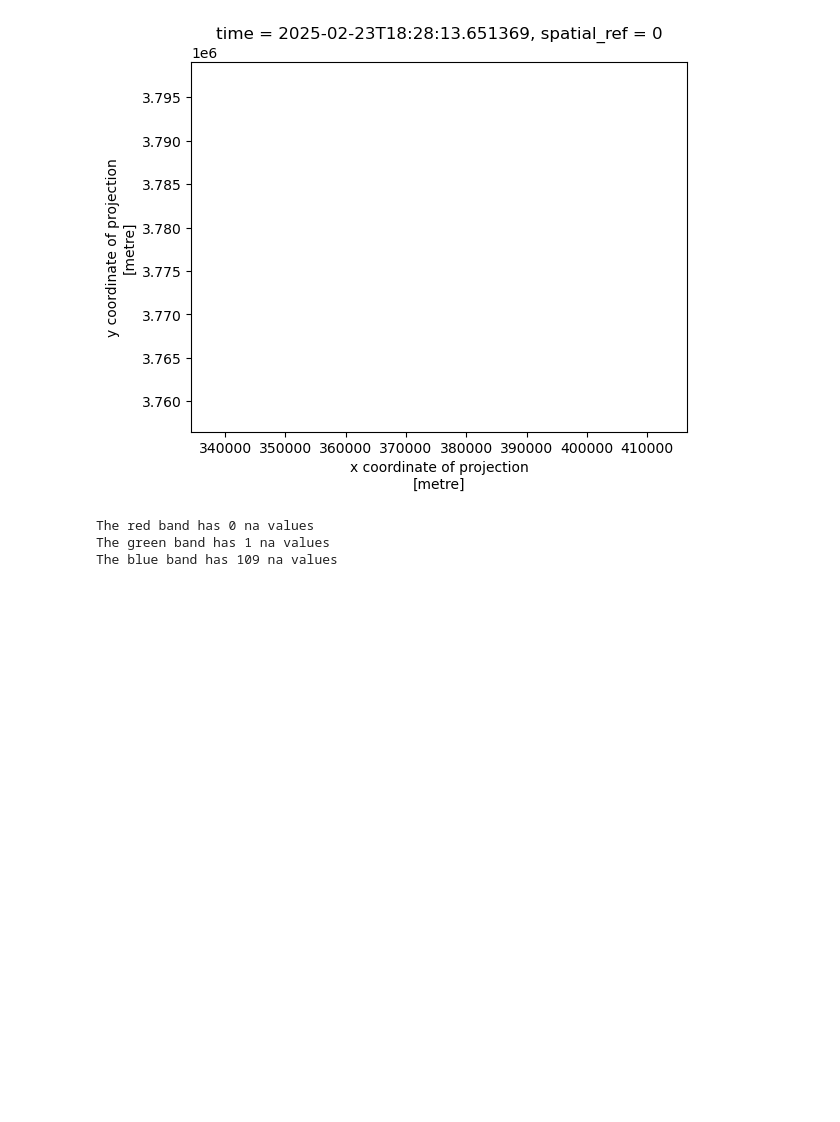
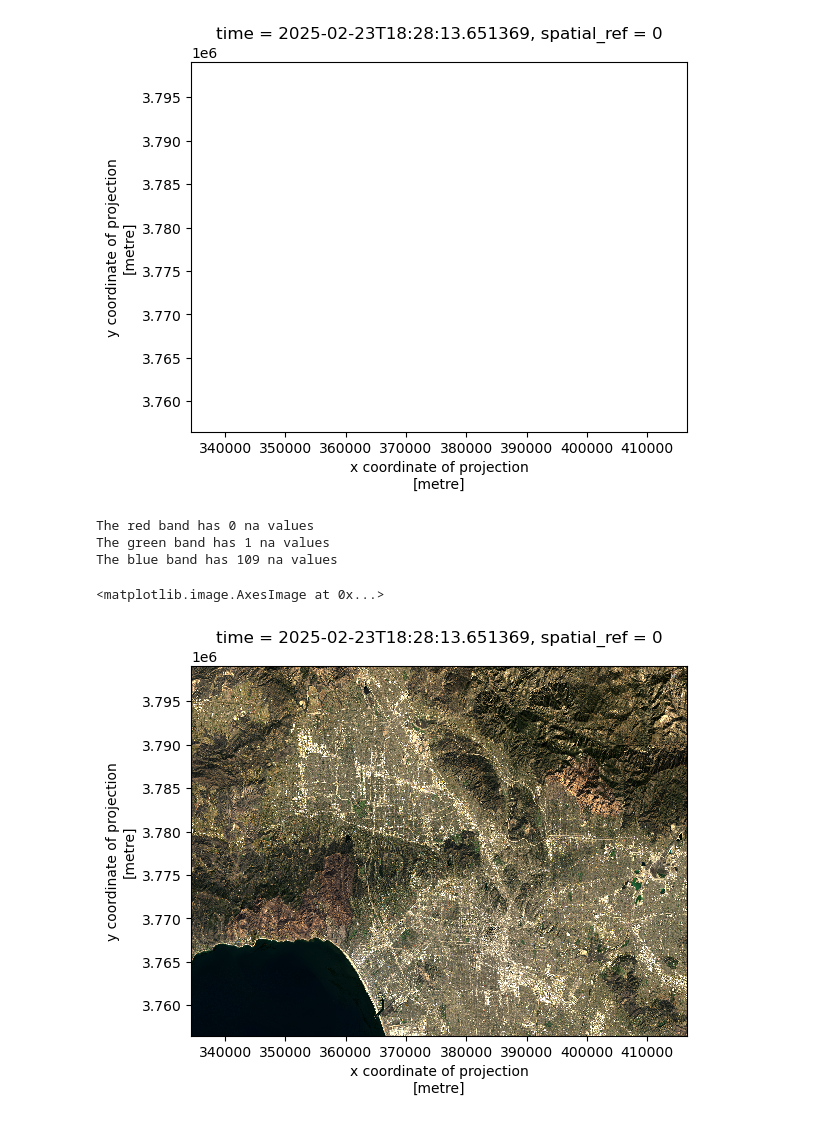
Before and after one commit to petervitale910/eds220-hwk4, a Jupyter notebook: hwk4-task2-false-color-Vitale.ipynb, the cells around one changed output. Saved outputs shown, nothing was run; the diff lists cells and outputs as text; code cells hidden in the pictures; blank space fills up the shorter version.

```diff
--- a/hwk4-task2-false-color-Vitale.ipynb
+++ b/hwk4-task2-false-color-Vitale.ipynb
@@ -150,3 +179,8 @@ print(f'The blue band has {np.isnan(netcdf.blue).sum().item()} na values')
 The red band has 0 na values
 The green band has 1 na values
 The blue band has 109 na values
+# %%
+netcdf[['red', 'green', 'blue']].fillna(0).to_array().plot.imshow(robust = True) # Fillna and robust = true are the fix for the two problems
+# %% [output]
+<matplotlib.image.AxesImage at 0x...>
+[figure, added]
```
Also changed, not shown: parts of 15 cells of this notebook, 1 other file.
